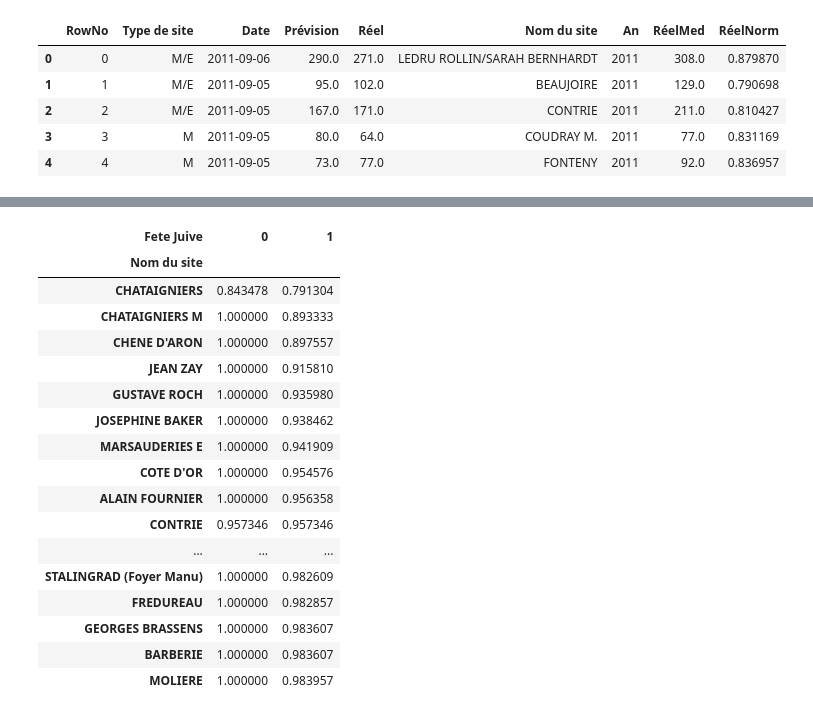
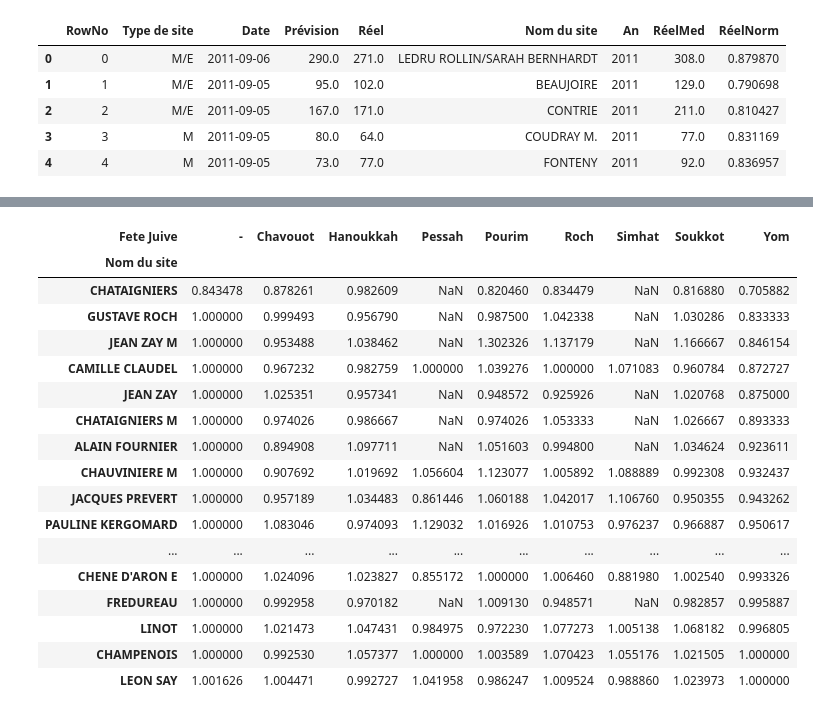
Before and after one commit to ericbertrand8686/Simplon_E1_EricBertrand_GaspillageCantine, a Jupyter notebook: AnalyseCalendrier_fetesjuives.ipynb, the cells around one changed output, grey strips where cells are left out. Saved outputs shown, nothing was run; the diff lists cells and outputs as text; code cells hidden in the pictures.

```diff
--- a/AnalyseCalendrier_fetesjuives.ipynb
+++ b/AnalyseCalendrier_fetesjuives.ipynb
@@ -27,8 +31,9 @@ df.head()
 | 3 | 3 | M | 2011-09-05 | 80.0 | 64.0 | COUDRAY M. | 2011 | 77.0 | 0.831169 | 2011-09-05 | ... |
 | 4 | 4 | M | 2011-09-05 | 73.0 | 77.0 | FONTENY | 2011 | 92.0 | 0.836957 | 2011-09-05 | ... |
 # %%
-df_calend=pd.read_excel('../../data/Suppl_XLSX/conv_xlsx/fetes_juives.xlsx')
-df_calend['datetime']= df_calend['Column2'].apply(lambda string1 : datetime.datetime.strptime(string1._date_repr,"%Y-%m-%d"))
-df_calend['Fete Juive']=df_calend['datetime'].apply(lambda string1 : '1')
+df_calend=pd.read_csv('../../data/DataGithub/fetes_juives.csv',sep=';',encoding='latin1')
+# df_calend=pd.read_csv('../../data/DataGithub/fetes_juives_veille.csv',sep=';',encoding='latin1')
+df_calend['datetime']= df_calend['Date'].apply(lambda string1 : datetime.datetime.strptime(string1,"%d/%m/%Y"))
+df_calend.drop(columns='Date',inplace=True)
 df_calend.head()
 # %% [output]
@@ -41,5 +48,3 @@ df_calend.head()
 # %%
-df_calend=df_calend[['datetime','Fete Juive']]
-
-df_calend.head()
+df_calend['Fete Juive'].value_counts()
 # %% [output]
@@ -52,6 +61,6 @@ df_calend.head()
 # %%
 df=pd.merge(df, df_calend, how='left', on='datetime')
-df['Fete Juive'].fillna('0', inplace=True)
+df['Fete Juive'].fillna('-', inplace=True)
 df.head()
 # %% [output]
 |  | RowNo | Type de site | Date | Prévision | Réel | Nom du site | An | RéelMed | RéelNorm | datetime | ... |
@@ -106,23 +102,23 @@ df[df['Nom du site']=='CHATAIGNIERS'].sort_values(by='Réel')
 # %%
 df_calend1 = df[['Nom du site','Fete Juive','RéelNorm']].groupby(['Nom du site','Fete Juive']).median()
 df_calend2= pd.pivot_table(df_calend1, index=['Nom du site'],columns='Fete Juive', values='RéelNorm', aggfunc=np.mean)
-df_calend2.sort_values(by='1', ascending=True).head(30)
+df_calend2.sort_values(by='Yom', ascending=True).head(30)
 # %% [output]
-| Fete Juive | 0 | 1 |
-| Nom du site |  |  |
-| CHATAIGNIERS | 0.843478 | 0.791304 |
-| CHATAIGNIERS M | 1.000000 | 0.893333 |
-| CHENE D'ARON | 1.000000 | 0.897557 |
-| JEAN ZAY | 1.000000 | 0.915810 |
-| GUSTAVE ROCH | 1.000000 | 0.935980 |
-| JOSEPHINE BAKER | 1.000000 | 0.938462 |
-| MARSAUDERIES E | 1.000000 | 0.941909 |
-| COTE D'OR | 1.000000 | 0.954576 |
-| ALAIN FOURNIER | 1.000000 | 0.956358 |
-| CONTRIE | 0.957346 | 0.957346 |
-| ... | ... | ... |
-| STALINGRAD (Foyer Manu) | 1.000000 | 0.982609 |
-| FREDUREAU | 1.000000 | 0.982857 |
-| GEORGES BRASSENS | 1.000000 | 0.983607 |
-| BARBERIE | 1.000000 | 0.983607 |
-| MOLIERE | 1.000000 | 0.983957 |
+| Fete Juive | - | Chavouot | Hanoukkah | Pessah | Pourim | Roch | Simhat | Soukkot | Yom |
+| Nom du site |  |  |  |  |  |  |  |  |  |
+| CHATAIGNIERS | 0.843478 | 0.878261 | 0.982609 | NaN | 0.820460 | 0.834479 | NaN | 0.816880 | 0.705882 |
+| GUSTAVE ROCH | 1.000000 | 0.999493 | 0.956790 | NaN | 0.987500 | 1.042338 | NaN | 1.030286 | 0.833333 |
+| JEAN ZAY M | 1.000000 | 0.953488 | 1.038462 | NaN | 1.302326 | 1.137179 | NaN | 1.166667 | 0.846154 |
+| CAMILLE CLAUDEL | 1.000000 | 0.967232 | 0.982759 | 1.000000 | 1.039276 | 1.000000 | 1.071083 | 0.960784 | 0.872727 |
+| JEAN ZAY | 1.000000 | 1.025351 | 0.957341 | NaN | 0.948572 | 0.925926 | NaN | 1.020768 | 0.875000 |
+| CHATAIGNIERS M | 1.000000 | 0.974026 | 0.986667 | NaN | 0.974026 | 1.053333 | NaN | 1.026667 | 0.893333 |
+| ALAIN FOURNIER | 1.000000 | 0.894908 | 1.097711 | NaN | 1.051603 | 0.994800 | NaN | 1.034624 | 0.923611 |
+| CHAUVINIERE M | 1.000000 | 0.907692 | 1.019692 | 1.056604 | 1.123077 | 1.005892 | 1.088889 | 0.992308 | 0.932437 |
+| JACQUES PREVERT | 1.000000 | 0.957189 | 1.034483 | 0.861446 | 1.060188 | 1.042017 | 1.106760 | 0.950355 | 0.943262 |
+| PAULINE KERGOMARD | 1.000000 | 1.083046 | 0.974093 | 1.129032 | 1.016926 | 1.010753 | 0.976237 | 0.966887 | 0.950617 |
+| ... | ... | ... | ... | ... | ... | ... | ... | ... | ... |
+| CHENE D'ARON E | 1.000000 | 1.024096 | 1.023827 | 0.855172 | 1.000000 | 1.006460 | 0.881980 | 1.002540 | 0.993326 |
+| FREDUREAU | 1.000000 | 0.992958 | 0.970182 | NaN | 1.009130 | 0.948571 | NaN | 0.982857 | 0.995887 |
+| LINOT | 1.000000 | 1.021473 | 1.047431 | 0.984975 | 0.972230 | 1.077273 | 1.005138 | 1.068182 | 0.996805 |
+| CHAMPENOIS | 1.000000 | 0.992530 | 1.057377 | 1.000000 | 1.003589 | 1.070423 | 1.055176 | 1.021505 | 1.000000 |
+| LEON SAY | 1.001626 | 1.004471 | 0.992727 | 1.041958 | 0.986247 | 1.009524 | 0.988860 | 1.023973 | 1.000000 |
```
Also changed, not shown: parts of 15 cells of this notebook, 19 other files.
